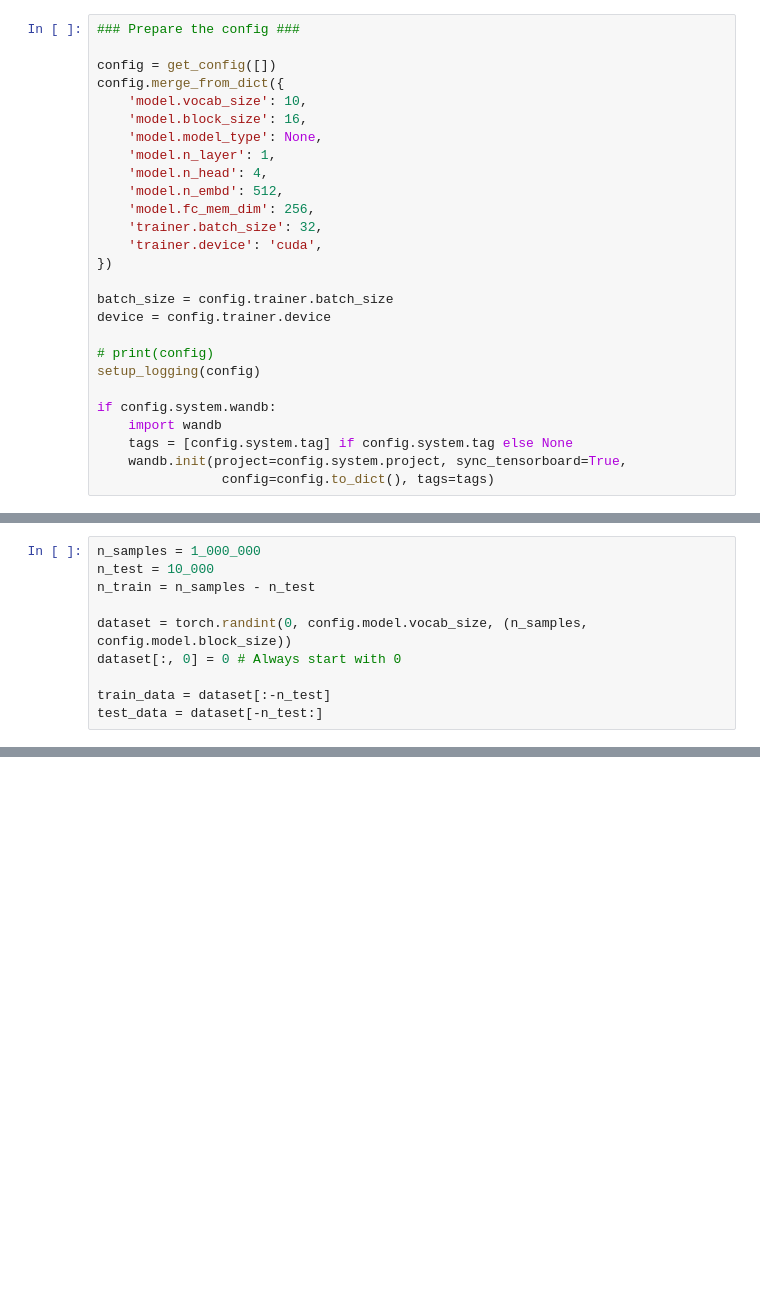
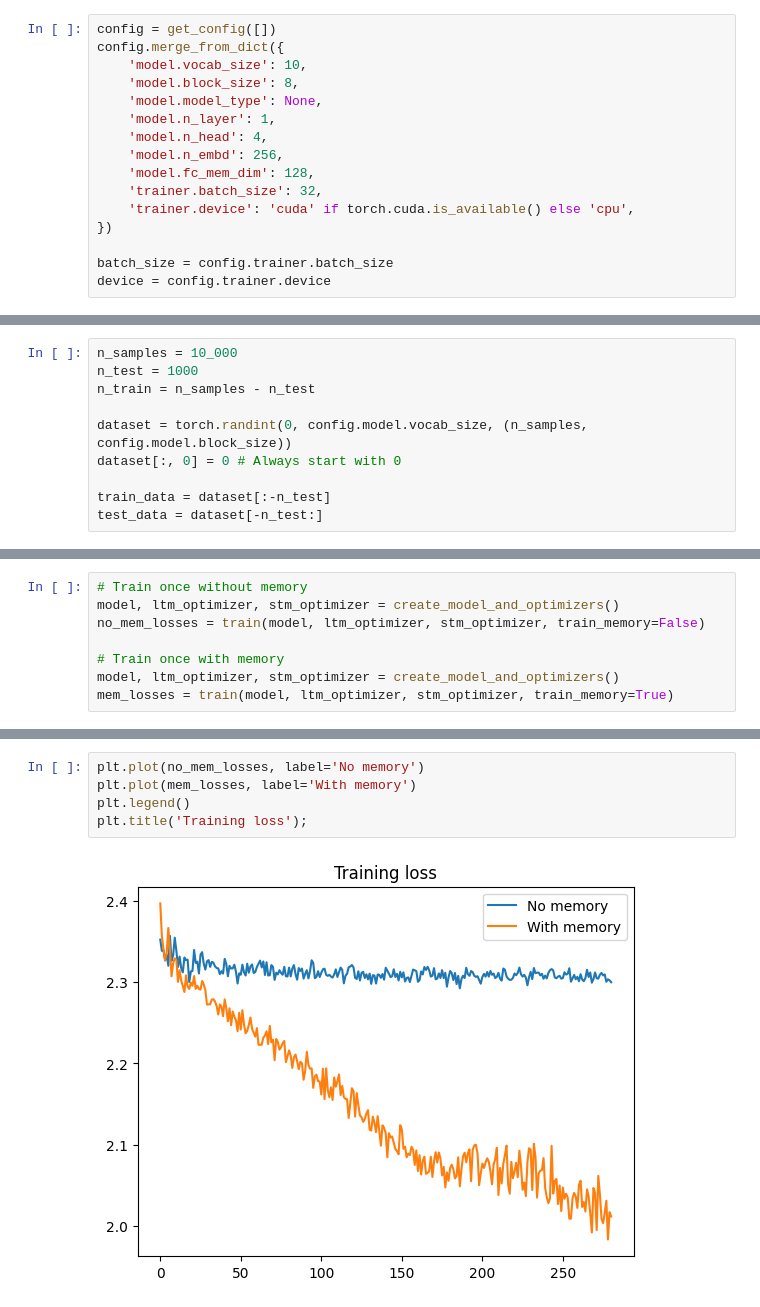
Before and after one commit to ejmejm/in-weight-memory, a Jupyter notebook: reconstruction_experiment.ipynb, the cells around one changed output, grey strips where cells are left out. Drawn from its saved outputs; the diff is of its cells as text; blank space fills up the shorter version.

```diff
--- a/reconstruction_experiment.ipynb
+++ b/reconstruction_experiment.ipynb
@@ -34,27 +34,16 @@ To enable the following instructions: AVX2 FMA, in other operations, rebuild Ten
 # %%
-### Prepare the config ###
-
 config = get_config([])
 config.merge_from_dict({
     'model.vocab_size': 10,
-    'model.block_size': 16,
+    'model.block_size': 8,
     'model.model_type': None,
     'model.n_layer': 1,
     'model.n_head': 4,
-    'model.n_embd': 512,
-    'model.fc_mem_dim': 256,
+    'model.n_embd': 256,
+    'model.fc_mem_dim': 128,
     'trainer.batch_size': 32,
-    'trainer.device': 'cuda',
+    'trainer.device': 'cuda' if torch.cuda.is_available() else 'cpu',
 })
 
 batch_size = config.trainer.batch_size
 device = config.trainer.device
-
-# print(config)
-setup_logging(config)
-
-if config.system.wandb:
-    import wandb
-    tags = [config.system.tag] if config.system.tag else None
-    wandb.init(project=config.system.project, sync_tensorboard=True,
-                config=config.to_dict(), tags=tags)
@@ -61,6 +54,6 @@ if config.system.wandb:
 # %%
-n_samples = 1_000_000
-n_test = 10_000
+n_samples = 10_000
+n_test = 1000
 n_train = n_samples - n_test
 
 dataset = torch.randint(0, config.model.vocab_size, (n_samples, config.model.block_size))
@@ -126,0 +146,8 @@ KeyboardInterrupt:
+# %%
+# Train once without memory
+model, ltm_optimizer, stm_optimizer = create_model_and_optimizers()
+no_mem_losses = train(model, ltm_optimizer, stm_optimizer, train_memory=False)
+
+# Train once with memory
+model, ltm_optimizer, stm_optimizer = create_model_and_optimizers()
+mem_losses = train(model, ltm_optimizer, stm_optimizer, train_memory=True)
@@ -126,0 +164,7 @@ KeyboardInterrupt:
+# %%
+plt.plot(no_mem_losses, label='No memory')
+plt.plot(mem_losses, label='With memory')
+plt.legend()
+plt.title('Training loss');
+# %% [output]
+[figure, added]
```
Also changed, not shown: parts of 11 cells of this notebook, 4 other files.
